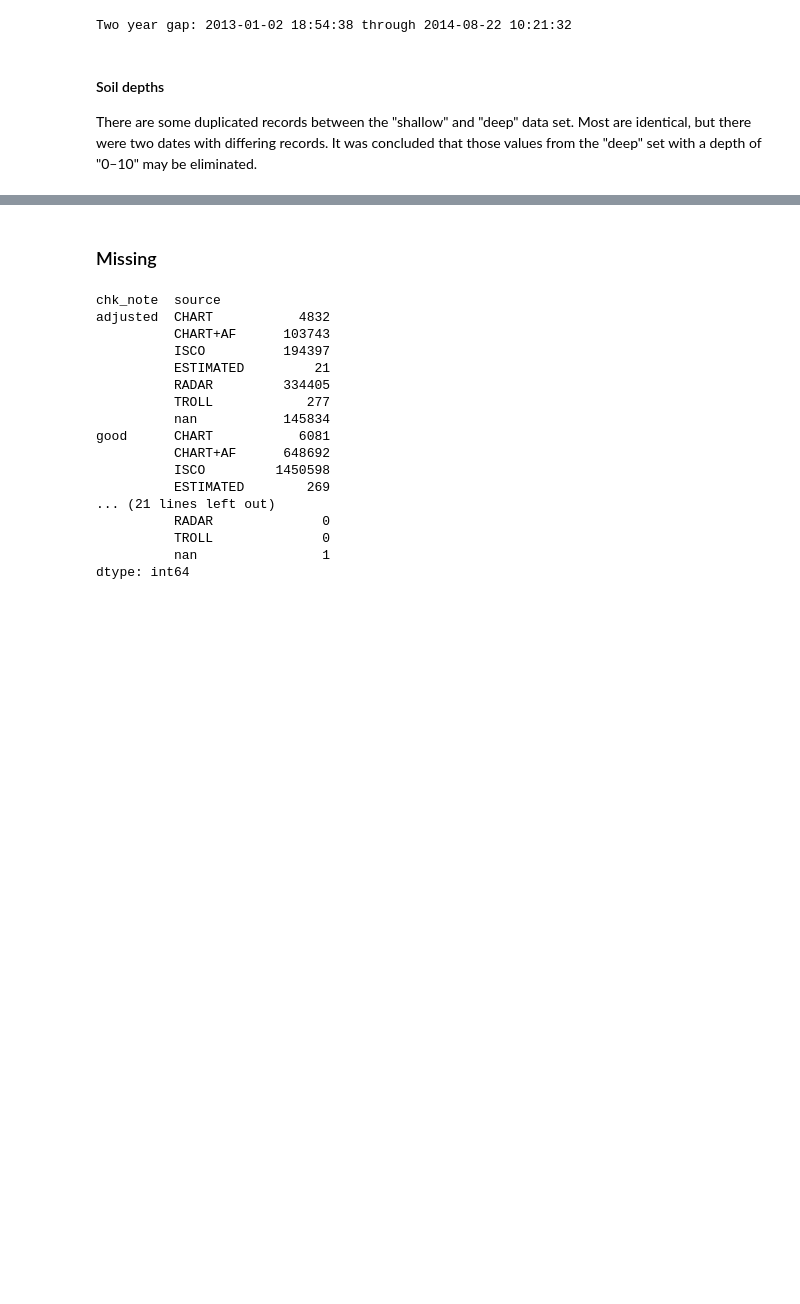
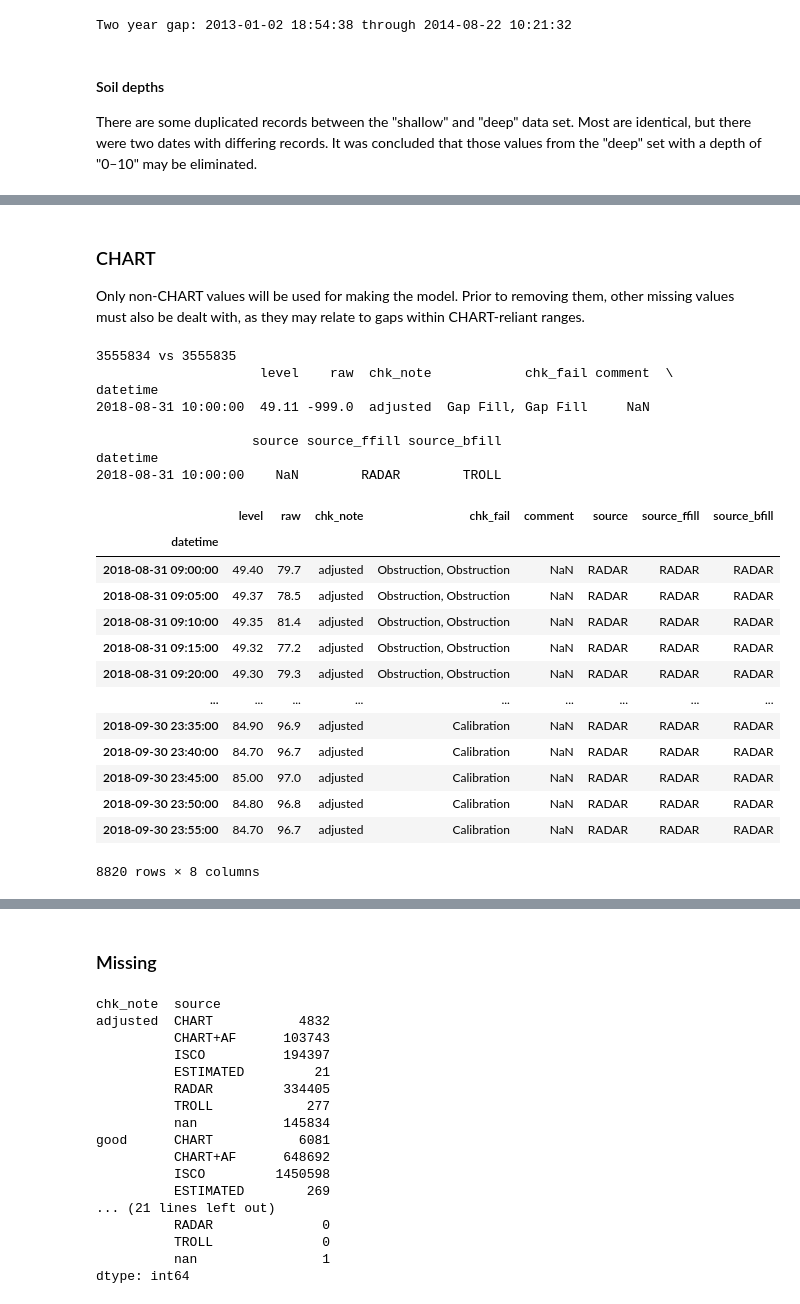
Before and after one commit to gmcginnis/info-698-capstone, a Jupyter notebook: 01_eda.ipynb, the cells around one changed output, grey strips where cells are left out. Drawn from its saved outputs; the diff is of its cells as text; code cells hidden in the pictures; blank space fills up the shorter version.

Commit message:
simplified filtering of CHART vals

```diff
--- a/01_eda.ipynb
+++ b/01_eda.ipynb
@@ -351,3 +351,83 @@ del data_shallow_subset, data_deep_subset, data_soil_mismatch
 # %%
 # Remove the duplicated samples
 data_soil_deep = data_soil_deep[data_soil_deep["depth"] != "0-10"]
+# %% [markdown]
+### CHART
+
+Only non-CHART values will be used for making the model.
+Prior to removing them, other missing values must also be dealt with, as they may relate to gaps within CHART-reliant ranges.
+# %%
+# Modifying
+# Backup
+data_combined_backup = data_combined.copy()
+# Create a column which will forward fill the source--i.e., fill NAs with the most recent value reported in 'source'
+data_combined_backup['source_ffill'] = data_combined_backup['source'].ffill()
+# Create a column which will back fill the source--i.e., fill NAs with the next value reported in 'source'
+data_combined_backup['source_bfill'] = data_combined_backup['source'].bfill()
+
+# Filtering to remove CHART values and gap fills that rely on CHART values
+data_combined_backup_1 = data_combined_backup[
+    # Remove CHART values
+    (data_combined_backup["source"] != "CHART") &
+    # and
+    (
+        # selecting values with NA sources where the most recent & next sources are the same
+        (data_combined_backup["source_ffill"] == data_combined_backup["source_bfill"]) |
+        # or
+        # selecting if there is no next value to fill
+        # (i.e., the source remains the same into the present)
+        (data_combined_backup["source_bfill"].isnull())
+    ) &
+    # and
+    (((data_combined_backup["source_ffill"] != "CHART")) &
+    ((data_combined_backup["source_bfill"] != "CHART")))
+    # # remove NA values where the most recent source was CHART
+    # ((data_combined_backup["source_ffill"] != "CHART") & data_combined_backup['source'].isnull()) &
+    # # and
+    # # remove NA-source values where the next source is CHART
+    # ((data_combined_backup["source_bfill"] != "CHART") & data_combined_backup['source'].isnull())
+    ]
+
+data_combined_backup_2 = data_combined_backup[
+    (data_combined_backup['source'] != "CHART") &
+    (data_combined_backup['source_ffill'] != "CHART") &
+    (data_combined_backup['source_bfill'] != "CHART")
+]
+
+print(len(data_combined_backup_1), "vs", len(data_combined_backup_2))
+print(data_combined_backup_2[~data_combined_backup_2.index.isin(data_combined_backup_1.index)])
+
+
+# mismatch: 2018-08-31 10:00:00
+
+data_combined_backup_2["2018-08-31 09:00:00":"2018-09-30 23:59:59"]
+
+del data_combined_backup_1, data_combined_backup_2, data_combined_backup
+
+# data_combined_backup[data_combined_backup['source'].isnull()]
+# 3,555,834
+# 3,134,121
+# 3,111,793
+# %% [output]
+3555834 vs 3555835
+                     level    raw  chk_note            chk_fail comment  \
+datetime
+2018-08-31 10:00:00  49.11 -999.0  adjusted  Gap Fill, Gap Fill     NaN
+
+                    source source_ffill source_bfill
+datetime
+2018-08-31 10:00:00    NaN        RADAR        TROLL
+|  | level | raw | chk_note | chk_fail | comment | source | source_ffill | source_bfill |
+| datetime |  |  |  |  |  |  |  |  |
+| 2018-08-31 09:00:00 | 49.40 | 79.7 | adjusted | Obstruction, Obstruction | NaN | RADAR | RADAR | RADAR |
+| 2018-08-31 09:05:00 | 49.37 | 78.5 | adjusted | Obstruction, Obstruction | NaN | RADAR | RADAR | RADAR |
+| 2018-08-31 09:10:00 | 49.35 | 81.4 | adjusted | Obstruction, Obstruction | NaN | RADAR | RADAR | RADAR |
+| 2018-08-31 09:15:00 | 49.32 | 77.2 | adjusted | Obstruction, Obstruction | NaN | RADAR | RADAR | RADAR |
+| 2018-08-31 09:20:00 | 49.30 | 79.3 | adjusted | Obstruction, Obstruction | NaN | RADAR | RADAR | RADAR |
+| ... | ... | ... | ... | ... | ... | ... | ... | ... |
+| 2018-09-30 23:35:00 | 84.90 | 96.9 | adjusted | Calibration | NaN | RADAR | RADAR | RADAR |
+| 2018-09-30 23:40:00 | 84.70 | 96.7 | adjusted | Calibration | NaN | RADAR | RADAR | RADAR |
+| 2018-09-30 23:45:00 | 85.00 | 97.0 | adjusted | Calibration | NaN | RADAR | RADAR | RADAR |
+| 2018-09-30 23:50:00 | 84.80 | 96.8 | adjusted | Calibration | NaN | RADAR | RADAR | RADAR |
+| 2018-09-30 23:55:00 | 84.70 | 96.7 | adjusted | Calibration | NaN | RADAR | RADAR | RADAR |
+8820 rows × 8 columns
```
Also changed, not shown: parts of 2 cells of this notebook.
